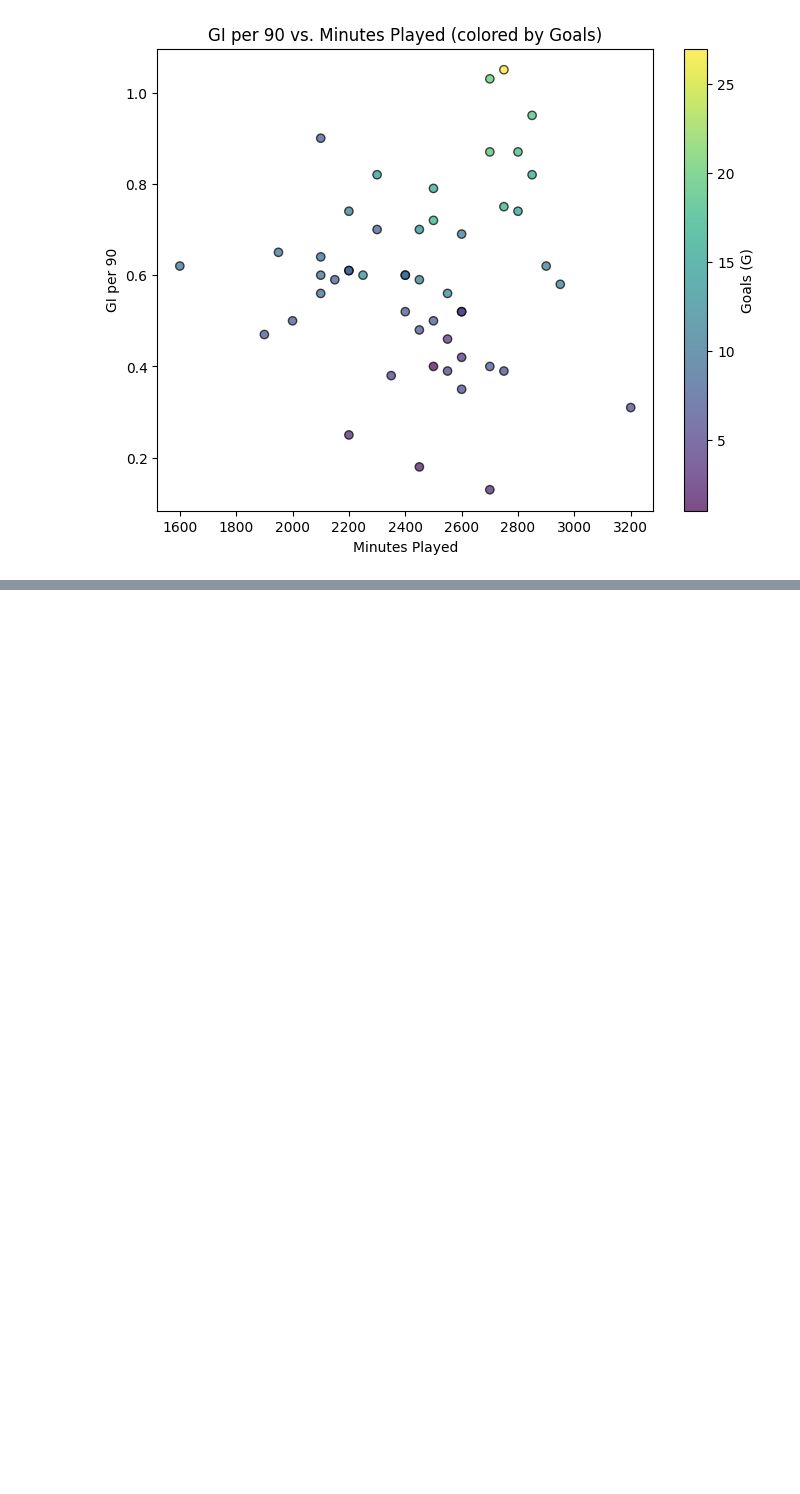
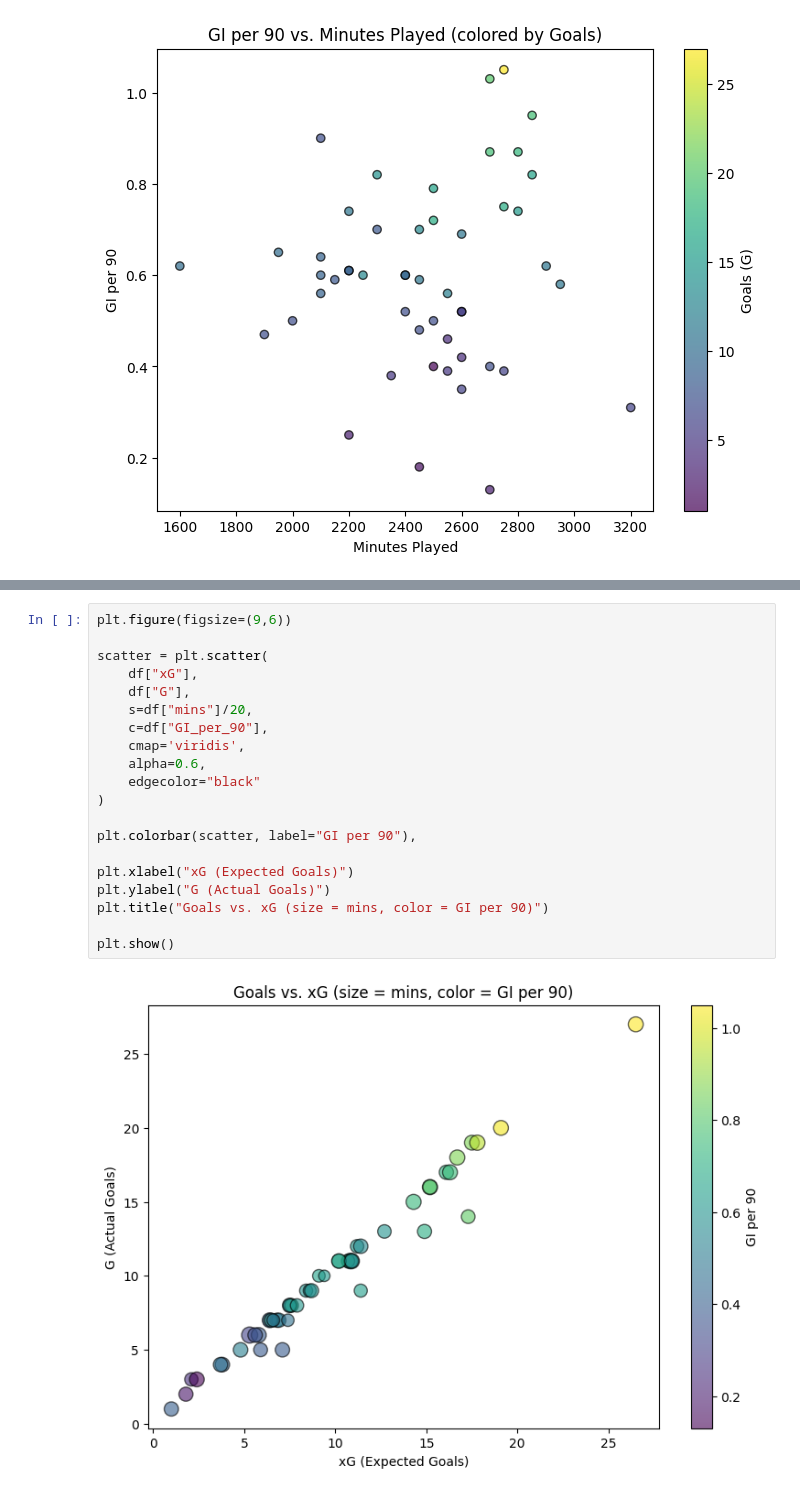
Before and after one commit to dmnarula/football-ds-learning, a Jupyter notebook: week3-visualization/Week3_Visualization.ipynb, the cells around one changed output, grey strips where cells are left out. Drawn from its saved outputs; the diff is of its cells as text; blank space fills up the shorter version.

```diff
--- a/week3-visualization/Week3_Visualization.ipynb
+++ b/week3-visualization/Week3_Visualization.ipynb
@@ -99,0 +153,22 @@ plt.show()
+# %%
+plt.figure(figsize=(9,6))
+
+scatter = plt.scatter(
+    df["xG"],
+    df["G"],
+    s=df["mins"]/20,
+    c=df["GI_per_90"],
+    cmap='viridis',
+    alpha=0.6,
+    edgecolor="black"
+)
+
+plt.colorbar(scatter, label="GI per 90"),
+
+plt.xlabel("xG (Expected Goals)")
+plt.ylabel("G (Actual Goals)")
+plt.title("Goals vs. xG (size = mins, color = GI per 90)")
+
+plt.show()
+# %% [output]
+[figure, added]
```
Also changed, not shown: parts of 4 cells of this notebook.
